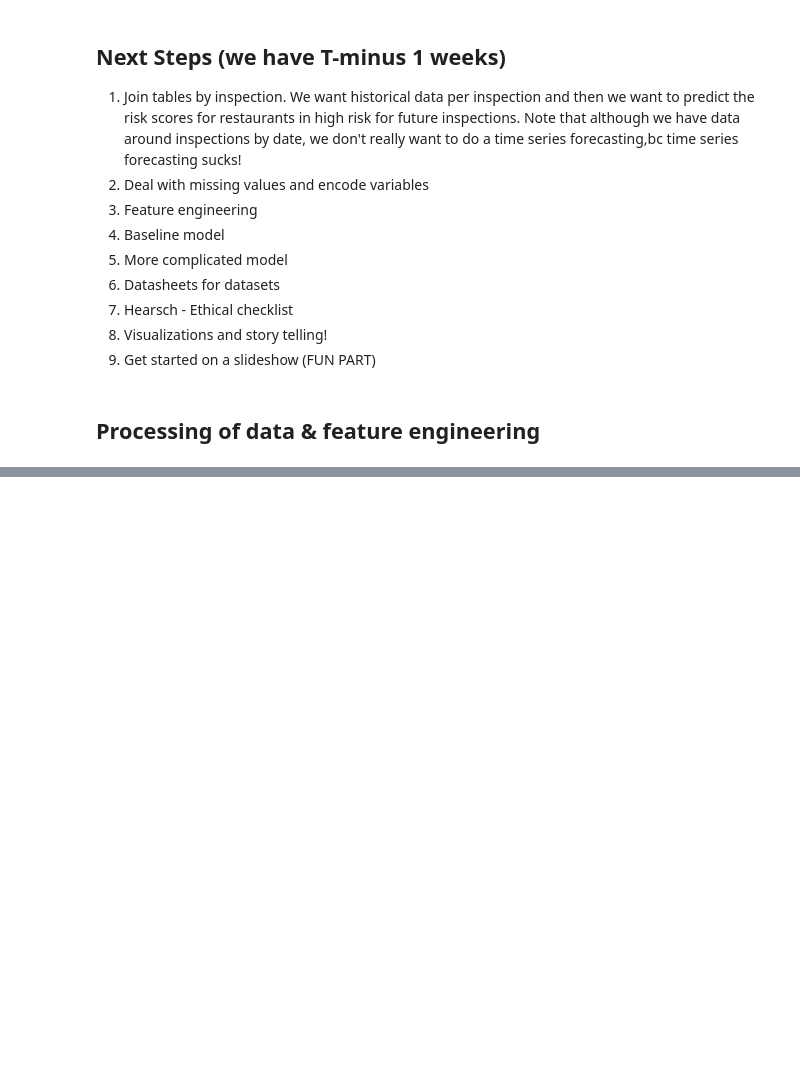
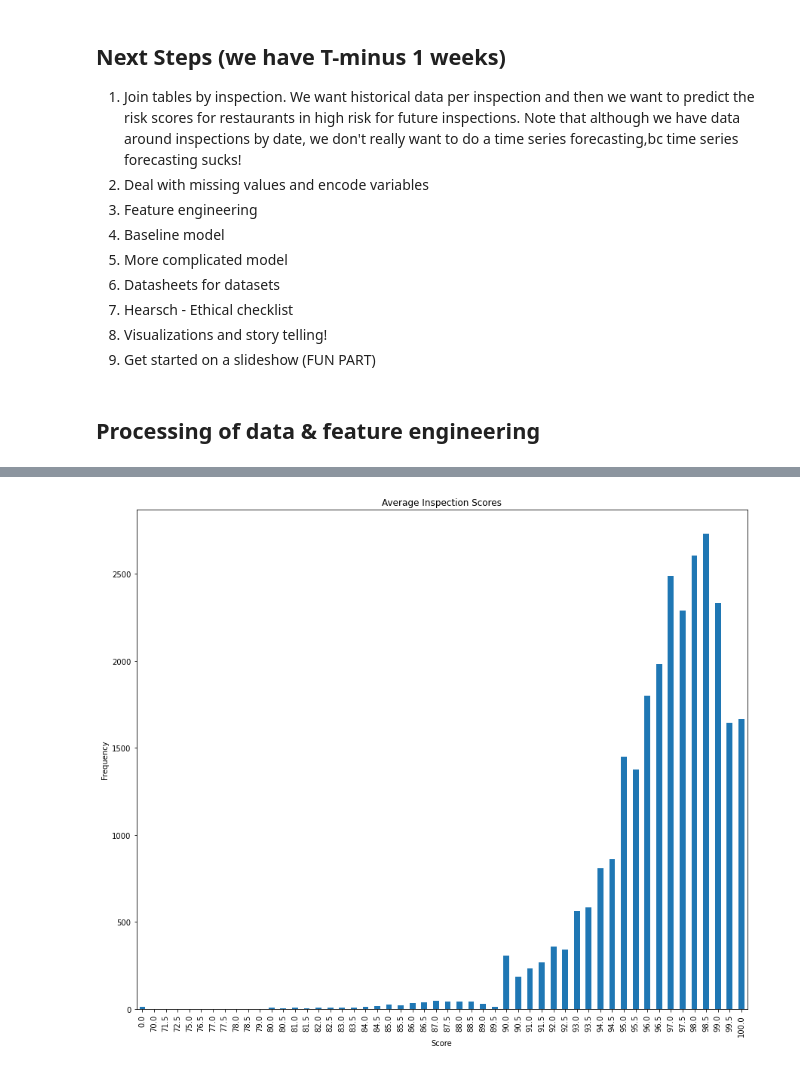
Before and after one commit to shyamal-anadkat/wake-county-food-inspections-analysis, a Jupyter notebook: Wake County - Restaurant Food Inspections Analysis [AIPI510].ipynb, the cells around one changed output, grey strips where cells are left out. Cells and saved outputs as stored; diff of their text form; code cells hidden in the pictures; blank space fills up the shorter version.

```diff
--- a/Wake County - Restaurant Food Inspections Analysis [AIPI510].ipynb
+++ b/Wake County - Restaurant Food Inspections Analysis [AIPI510].ipynb
@@ -171,0 +294,11 @@ crimedatadf.head()
+# %%
+# Bar chart of counts for each inspection score given
+plt.figure(figsize=(12,10))
+all_rest_df['SCORE'].value_counts().sort_index().plot(kind='bar')
+plt.tight_layout()
+plt.xlabel('Score')
+plt.ylabel('Frequency')
+plt.title('Average Inspection Scores')
+plt.show()
+# %% [output]
+[figure, added]
```
Also changed, not shown: parts of 15 cells of this notebook.
